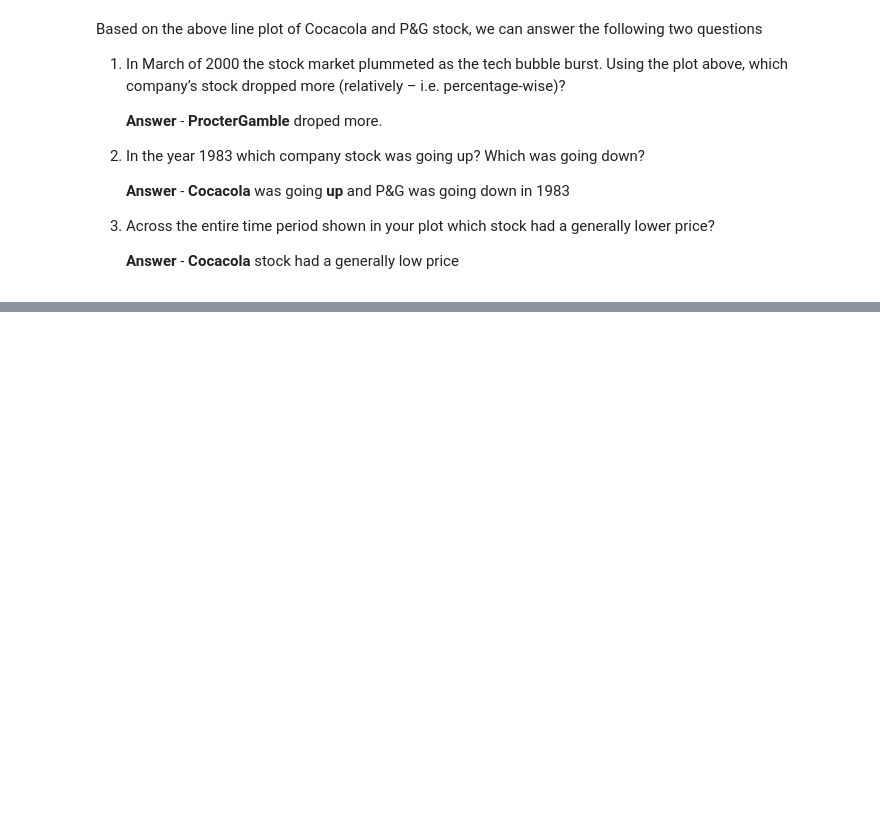
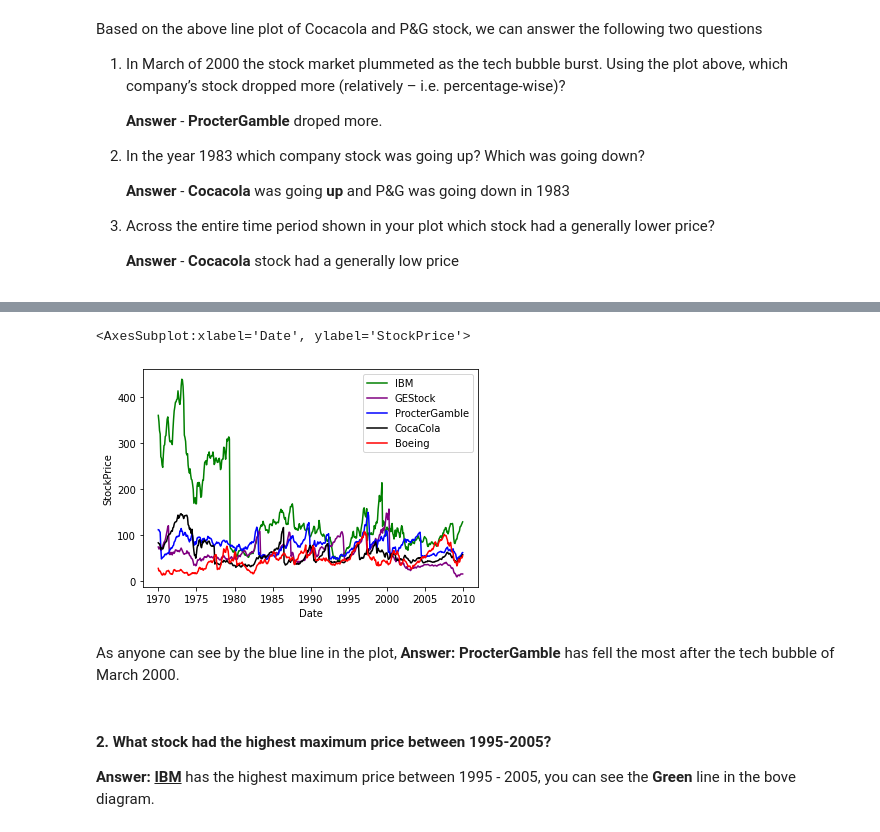
Before and after one commit to MarsPanther/Basic-Descriptive-Analytics-with-Python, a Jupyter notebook: lab 1 assignment.ipynb, the cells around one changed output, grey strips where cells are left out. Drawn from its saved outputs; the diff is of its cells as text; code cells hidden in the pictures; blank space fills up the shorter version.

Commit message:
finished all questions

```diff
--- a/lab 1 assignment.ipynb
+++ b/lab 1 assignment.ipynb
@@ -213,0 +237,17 @@ Based on the above line plot of Cocacola and P&G stock, we can answer the follow
+# %%
+# To Answer the question first we need to plot all stock on a line plot
+
+sns.lineplot(data=IBM, x=IBM.Date, y=IBM.StockPrice, label = "IBM", color="green")
+sns.lineplot(data=GE, x=GE.Date, y=GE.StockPrice, label = "GEStock", color="purple")
+sns.lineplot(data=ProcterGamble, x=ProcterGamble.Date, y=ProcterGamble.StockPrice, label = "ProcterGamble", color="blue")
+sns.lineplot(data=CocaCola, x=CocaCola.Date, y=CocaCola.StockPrice, label = "CocaCola", color="black")
+sns.lineplot(data=Boeing, x=Boeing.Date, y=Boeing.StockPrice, label = "Boeing", color="red")
+# %% [output]
+<AxesSubplot:xlabel='Date', ylabel='StockPrice'>
+[figure, added]
+# %% [markdown]
+As anyone can see by the blue line in the plot, **Answer:** **ProcterGamble** has fell the most after the tech bubble of March 2000.
+# %% [markdown]
+#### 2. What stock had the highest maximum price between 1995-2005?
+
+**Answer: <u>IBM</u>**  has the highest maximum price between 1995 - 2005, you can see the **Green** line in the bove diagram.
```
Also changed, not shown: parts of 17 cells of this notebook.
